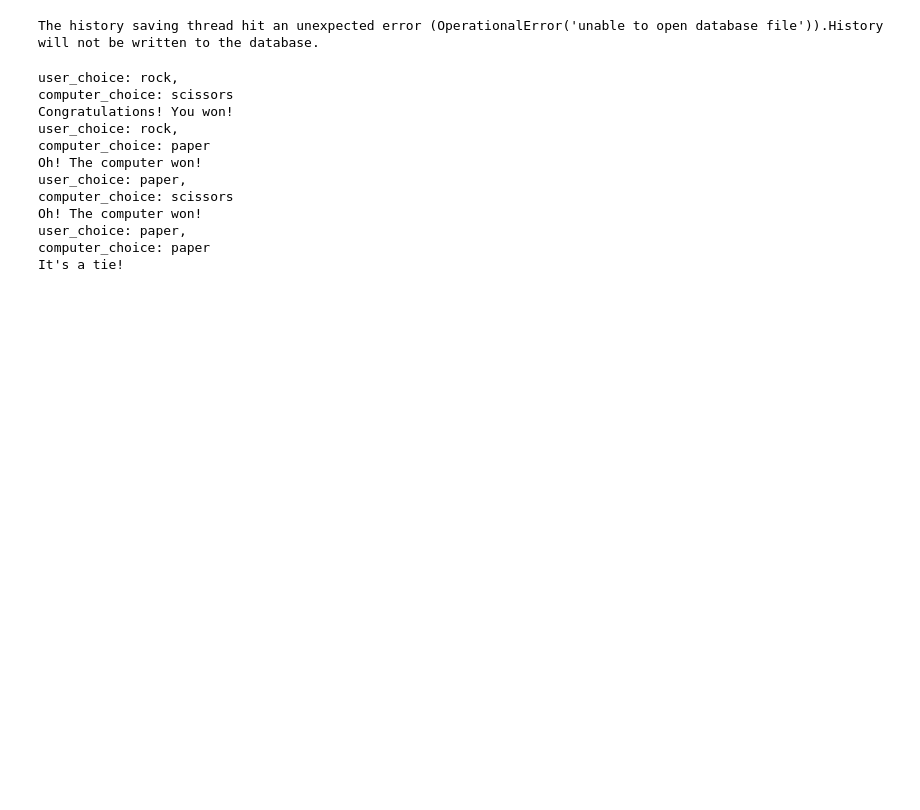
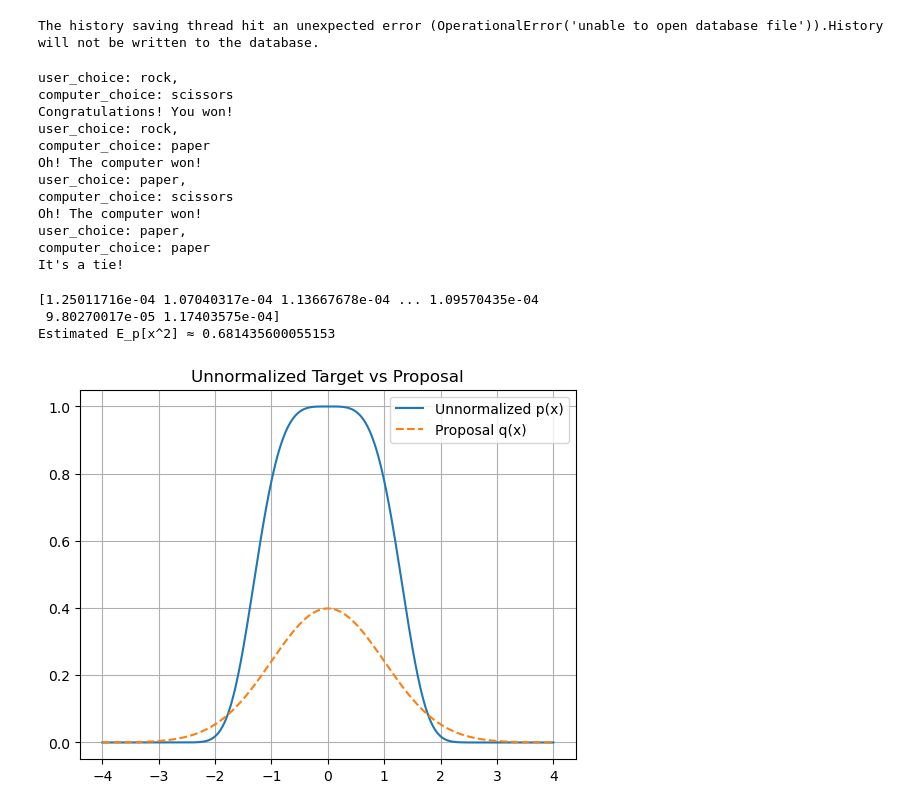
Before and after one commit to ElhamAfzali/My_Python_Projects, a Jupyter notebook: Rock_Papaer_Scissors_Game/src/game.ipynb, the cells around one changed output. Saved outputs shown, nothing was run; the diff lists cells and outputs as text; code cells hidden in the pictures; blank space fills up the shorter version.

```diff
--- a/Rock_Papaer_Scissors_Game/src/game.ipynb
+++ b/Rock_Papaer_Scissors_Game/src/game.ipynb
@@ -55,3 +55,43 @@ Oh! The computer won!
 user_choice: paper,
 computer_choice: paper
 It's a tie!
+# %%
+import numpy as np
+import matplotlib.pyplot as plt
+
+# Number of samples
+n_samples = 10000
+
+# Proposal distribution: q(x) ~ N(0, 1)
+proposal_samples = np.random.normal(loc=0, scale=1, size=n_samples)
+q_pdf = lambda x: (1 / np.sqrt(2 * np.pi)) * np.exp(-x**2 / 2)
+# Unnormalized target density (known up to constant)
+unnormalized_p = lambda x: np.exp(-x**4 / 4)
+
+# Function we want to compute expectation of under p
+h = lambda x: x**2
+
+# Importance weights (unnormalized)
+weights_unnormalized = unnormalized_p(proposal_samples) / q_pdf(proposal_samples)
+
+# Normalize weights
+weights = weights_unnormalized / np.sum(weights_unnormalized)
+
+# Estimate E_p[h(x)]
+estimate = np.sum(h(proposal_samples) * weights)
+print("Estimated E_p[x^2] ≈", estimate)
+# %% [output]
+[1.25011716e-04 1.07040317e-04 1.13667678e-04 ... 1.09570435e-04
+ 9.80270017e-05 1.17403575e-04]
+Estimated E_p[x^2] ≈ 0.681435600055153
+# %%
+# Plot target vs proposal (unnormalized)
+x_vals = np.linspace(-4, 4, 500)
+plt.plot(x_vals, unnormalized_p(x_vals), label='Unnormalized p(x)')
+plt.plot(x_vals, q_pdf(x_vals), label='Proposal q(x)', linestyle='--')
+plt.title("Unnormalized Target vs Proposal")
+plt.legend()
+plt.grid(True)
+plt.show()
+# %% [output]
+[figure, added]
```
Also changed, not shown: 1 other file.
